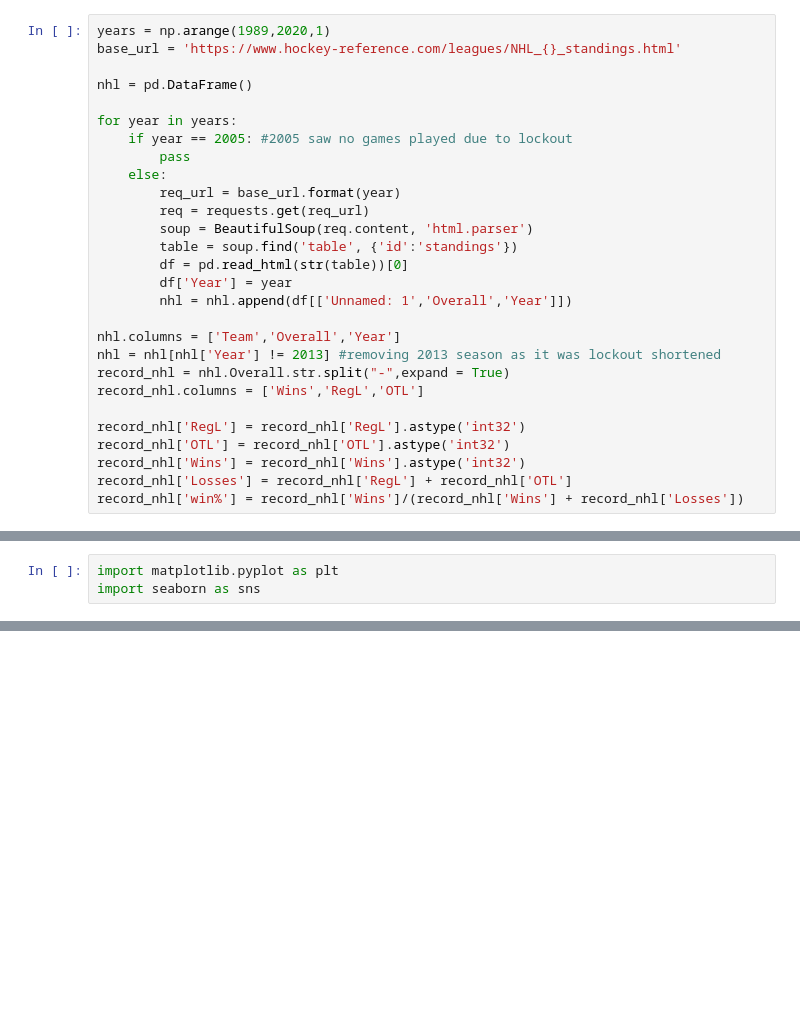
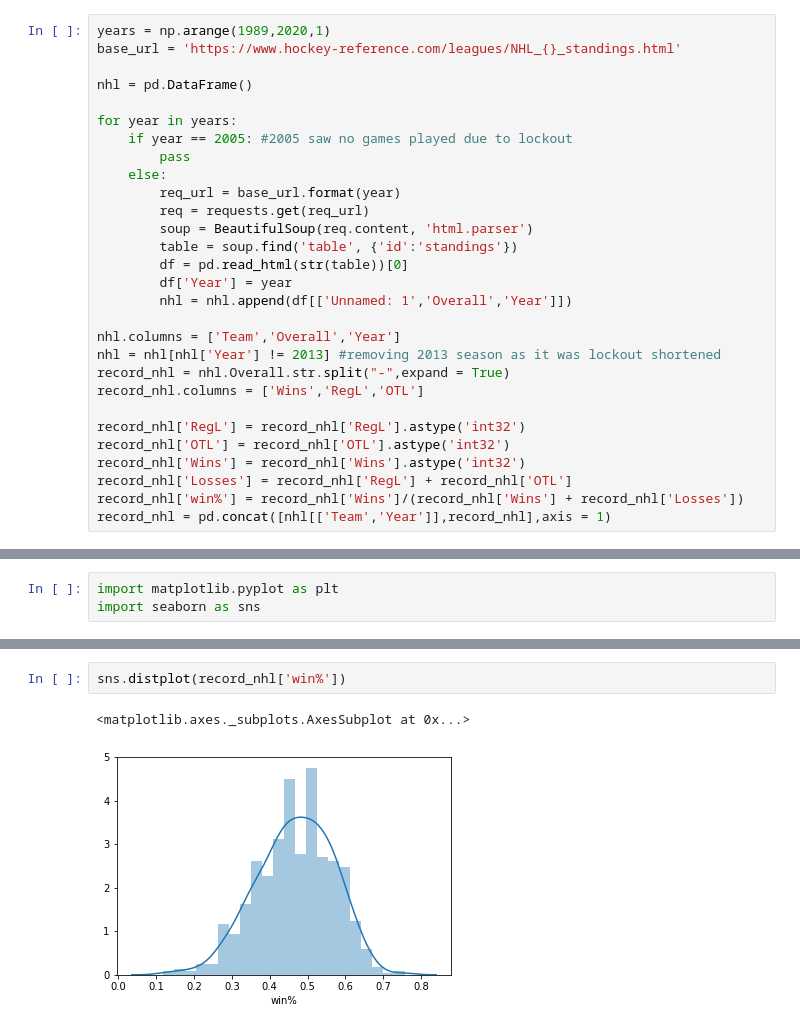
Before and after one commit to vcheng728/NBA-NHL-Comparison, a Jupyter notebook: NHL vs NBA.ipynb, the cells around one changed output, grey strips where cells are left out. Cells and saved outputs as stored; diff of their text form; blank space fills up the shorter version.

```diff
--- a/NHL vs NBA.ipynb
+++ b/NHL vs NBA.ipynb
@@ -78,3 +108,4 @@ record_nhl['OTL'] = record_nhl['OTL'].astype('int32')
 record_nhl['Wins'] = record_nhl['Wins'].astype('int32')
 record_nhl['Losses'] = record_nhl['RegL'] + record_nhl['OTL']
 record_nhl['win%'] = record_nhl['Wins']/(record_nhl['Wins'] + record_nhl['Losses'])
+record_nhl = pd.concat([nhl[['Team','Year']],record_nhl],axis = 1)
@@ -259,0 +131,5 @@ import seaborn as sns
+# %%
+sns.distplot(record_nhl['win%'])
+# %% [output]
+<matplotlib.axes._subplots.AxesSubplot at 0x...>
+[figure, added]
```
Also changed, not shown: parts of 50 cells of this notebook, 1 other file.
